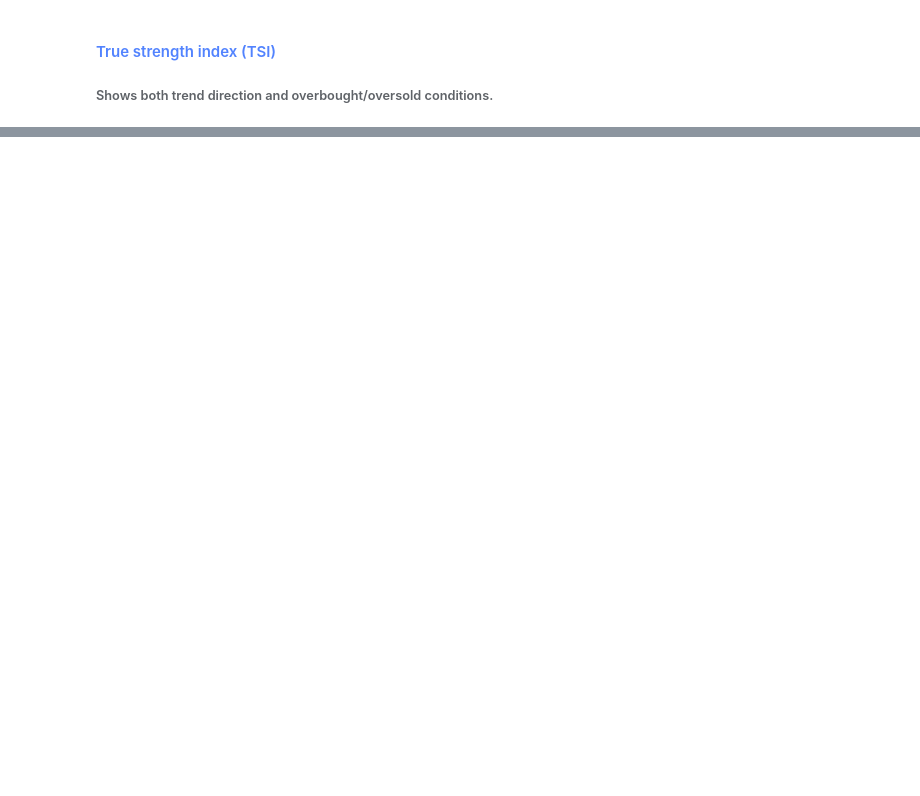
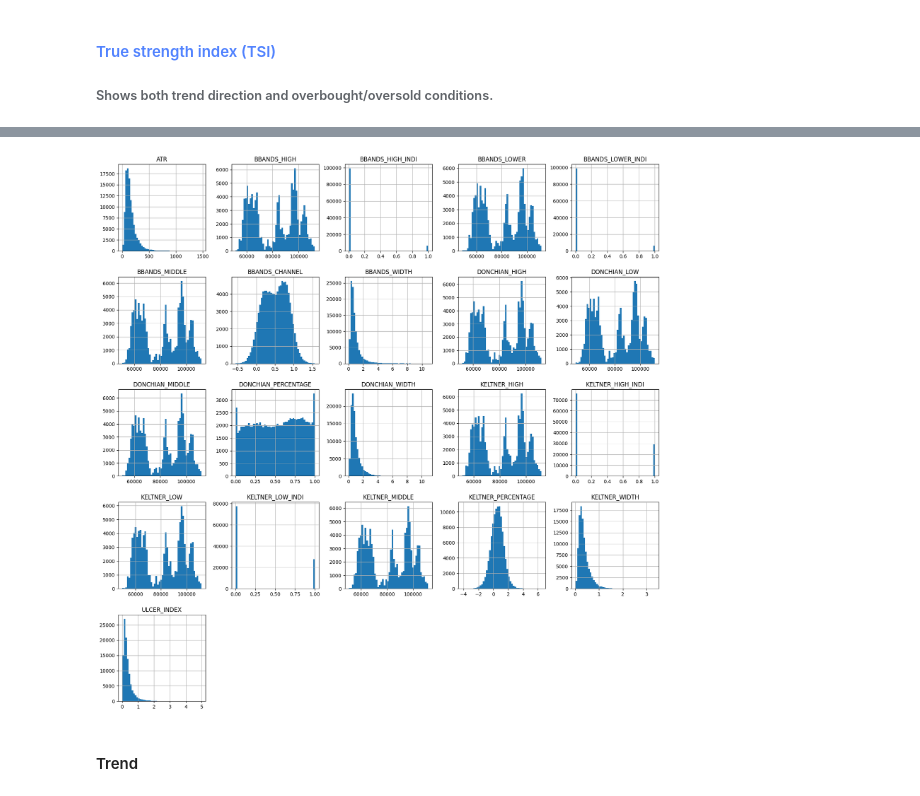
Before and after one commit to slamina-pf/data_analysis_trading_bot, a Jupyter notebook: workbooks/deep_learning_data_analysis.ipynb, the cells around one changed output, grey strips where cells are left out. Saved outputs shown, nothing was run; the diff lists cells and outputs as text; code cells hidden in the pictures; blank space fills up the shorter version.

```diff
--- a/workbooks/deep_learning_data_analysis.ipynb
+++ b/workbooks/deep_learning_data_analysis.ipynb
@@ -263,0 +1020,7 @@ df.describe()
+# %%
+df[VOLATILITY].hist(figsize=(20, 20), bins=50)
+plt.show()
+# %% [output]
+[figure, added]
+# %% [markdown]
+#### Trend
```
Also changed, not shown: parts of 85 cells of this notebook.
